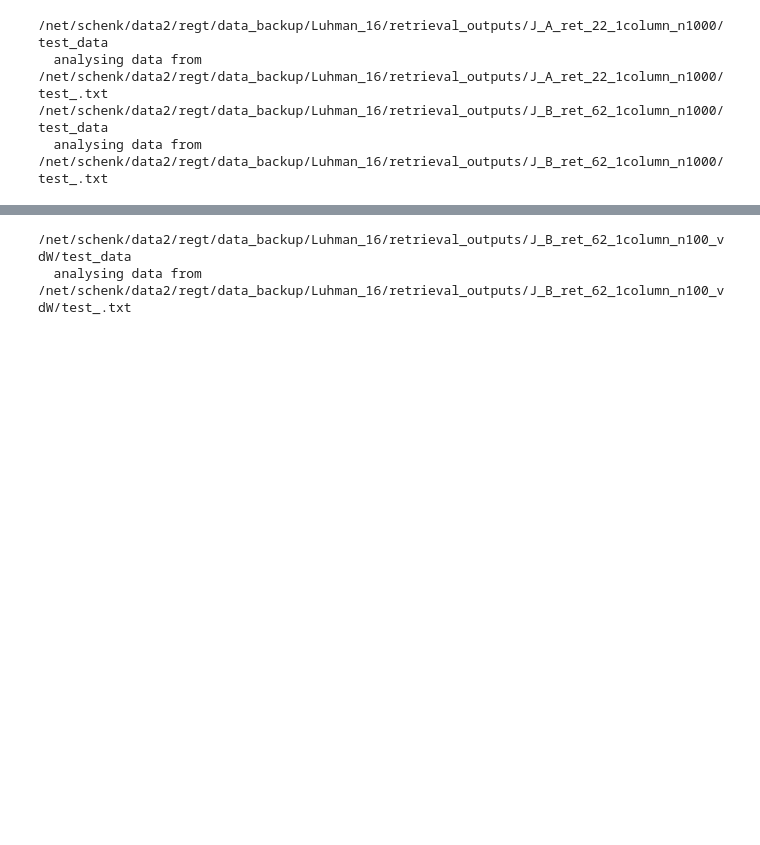
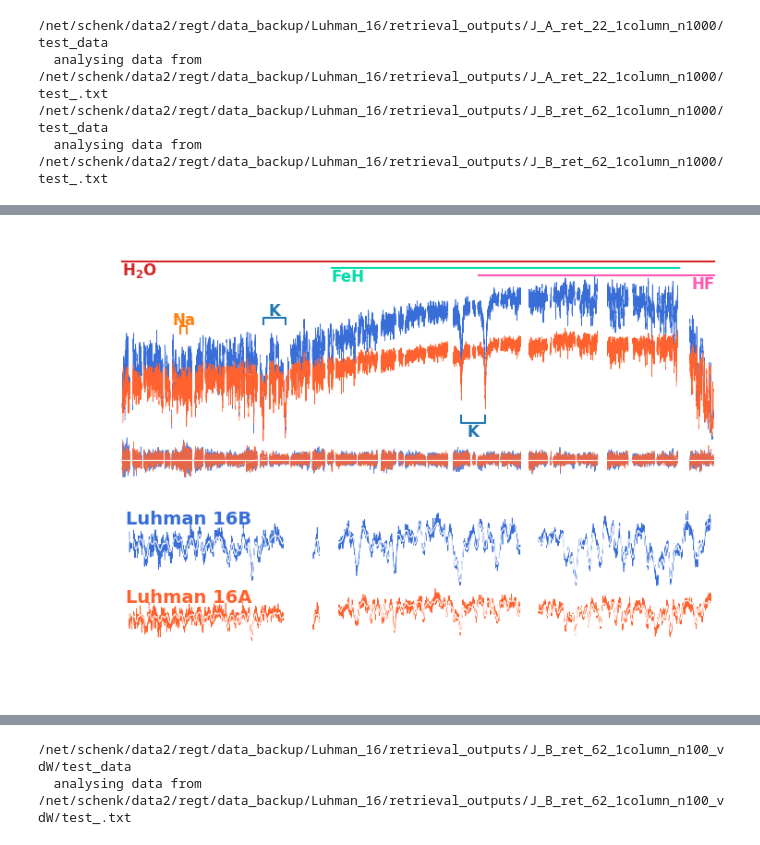
Before and after one commit to samderegt/retrieval_base, a Jupyter notebook: Luhman_16/figures/plot_J_band_poster.ipynb, the cells around one changed output, grey strips where cells are left out. Saved outputs shown, nothing was run; the diff lists cells and outputs as text; code cells hidden in the pictures; blank space fills up the shorter version.

```diff
--- a/Luhman_16/figures/plot_J_band_poster.ipynb
+++ b/Luhman_16/figures/plot_J_band_poster.ipynb
@@ -144,0 +182,100 @@ plt.show()
+# %%
+idx = slice(18,21)
+lw_d = 0.5
+
+fig = plt.figure(figsize=(7.5,5))
+gs = fig.add_gridspec(nrows=2, ncols=1, hspace=0.14, wspace=0, height_ratios=[0.55,0.35])
+ax_res = fig.add_subplot(gs[1,0])
+ax     = fig.add_subplot(gs[0,0])
+
+# Set ticks
+xticks = np.arange(1120, 1350, 10)
+# xticks = np.arange(1100, 1400, 25)
+ax.set_xticks(xticks, minor=True)
+
+xlim = (A.d_spec['J1226_1'].wave_ranges_chips[idx].min()-0.34, A.d_spec['J1226_1'].wave_ranges_chips[idx].max()+0.3)
+xticks = np.arange(xlim[0]//1, xlim[1]//1+1, 1)
+ax_res.set_xticks(xticks, minor=True)
+ax_res.set(xlim=xlim)
+
+# Remove the 1e-13 from the bottom axis
+t = ax_res.yaxis.get_offset_text()
+t.set_visible(False)
+
+# Plot the data and model fluxes
+mask = B.d_spec['J1226_1'].flux.flatten()/B.d_spec['J1226_1'].flux.flatten()
+ax.plot(B.d_spec['J1226_1'].wave.flatten(), B.d_spec['J1226_1'].flux.flatten(), c=color_B, lw=lw_d)
+
+mask = A.d_spec['J1226_1'].flux.flatten()/A.d_spec['J1226_1'].flux.flatten()
+ax.plot(A.d_spec['J1226_1'].wave.flatten(), A.d_spec['J1226_1'].flux.flatten(), c=color_A, lw=lw_d)
+
+# Name labels
+ax_res.annotate(name_A, xy=(1268.7,0.98e-13), ha='left', va='center', c=color_A, fontsize=14, fontweight='bold')
+ax_res.annotate(name_B, xy=(1268.7,1.39e-13), ha='left', va='center', c=color_B, fontsize=14, fontweight='bold')
+
+ax.annotate(
+    'Residuals', xy=(1305,0), xytext=(1296,0.18e-13), ha='right', va='center', c='w', fontsize=12, fontweight='bold',
+    arrowprops={'arrowstyle':'-', 'connectionstyle':'angle3,angleA=7,angleB=100', 'shrinkA':0, 'shrinkB':10, 'lw':0.8, 'color':'w', 'alpha':0.8},
+    )
+ax_res.annotate(
+    'Retrieval models', xy=(1279,1.24e-13), xytext=(1278,1.04e-13), ha='center', va='center', c='w', fontsize=12, fontweight='bold',
+    arrowprops={'arrowstyle':'-', 'connectionstyle':'arc3,rad=-0.4', 'shrinkA':0, 'shrinkB':10, 'lw':0.8, 'color':'w', 'alpha':0.8},
+)
+ann = ax_res.annotate(
+    'Retrieval models', xy=(1277,0.88e-13), xytext=(1278,1.04e-13), ha='center', va='center', c='w', fontsize=12, fontweight='bold',
+    arrowprops={'arrowstyle':'-', 'connectionstyle':'arc3,rad=-0.4', 'shrinkA':0, 'shrinkB':10, 'lw':0.8, 'color':'w', 'alpha':0.8},
+)
+
+# Indicate lines
+wave_Na = np.array([1e7/8783.82852, 1e7/8766.63258]) * (1+A.d_spec['J1226_1'].v_bary/3e5)
+indicate_lines(ax, wave_Na, [0.65,0.68], label='Na', label_y=0.71, lw=1.5, c=c_species['Na'])
+
+wave_K = np.array([1e7/8551.81787, 1e7/8491.80409]) * (1+A.d_spec['J1226_1'].v_bary/3e5)
+indicate_lines(ax, wave_K, [0.69,0.72], label='K', label_y=0.75, lw=1.5, c=c_species['K'])
+
+wave_K = np.array([1e7/7983.67489, 1e7/8041.38112]) * (1+A.d_spec['J1226_1'].v_bary/3e5)
+indicate_lines(ax, wave_K, [0.28,0.25], label='K', label_y=0.21, lw=1.5, c=c_species['K'])
+
+wave_FeH = np.array([1195,1325]) * (1+A.d_spec['J1226_1'].v_bary/3e5)
+indicate_lines(ax, wave_FeH, [0.94,0.94], label='FeH', label_y=0.90, lw=1.5, ha='left', c=c_species['FeH'])
+
+wave_H2O = np.array([A.d_spec['J1226_1'].wave.min(),A.d_spec['J1226_1'].wave.max()]) * (1+A.d_spec['J1226_1'].v_bary/3e5)
+indicate_lines(ax, wave_H2O, [0.97,0.97], label='H$_2$O', label_y=0.93, lw=1.5, ha='left', c=c_species['H2O'])
+
+wave_HF = np.array([1250,A.d_spec['J1226_1'].wave.max()]) * (1+A.d_spec['J1226_1'].v_bary/3e5)
+indicate_lines(ax, wave_HF, [0.91,0.91], label='HF', label_y=0.87, lw=1.5, ha='right', c=c_species['HF'])
+
+# Residuals
+ax.plot(
+    B.d_spec['J1226_1'].wave.flatten(), (B.d_spec['J1226_1'].flux-np.array(B.LogLike.m_flux_phi)).flatten(), c=color_B, lw=lw_d, alpha=res_alpha
+)
+ax.plot(
+    A.d_spec['J1226_1'].wave.flatten(), (A.d_spec['J1226_1'].flux-np.array(A.LogLike.m_flux_phi)).flatten(), c=color_A, lw=lw_d, alpha=res_alpha
+)
+ax.axhline(0, c=ax.spines['left'].get_ec(), lw=0.8)
+
+ax_res.plot(B.d_spec['J1226_1'].wave[idx].flatten(), B.d_spec['J1226_1'].flux[idx].flatten(), c=color_B, lw=lw_d)
+ax_res.plot(A.d_spec['J1226_1'].wave[idx].flatten(), A.d_spec['J1226_1'].flux[idx].flatten(), c=color_A, lw=lw_d)
+
+mask = np.ones_like(B.d_spec['J1226_1'].wave); mask[:,[0,-1]] = np.nan
+ax_res.plot(B.d_spec['J1226_1'].wave[idx].flatten(), np.array(B.m_spec_broad['J1226_1'].flux_binned*B.LogLike.phi[:,None]*mask)[idx].flatten(), c='w', lw=0.8)
+mask = np.ones_like(A.d_spec['J1226_1'].wave); mask[:,[0,-1]] = np.nan
+ax_res.plot(A.d_spec['J1226_1'].wave[idx].flatten(), np.array(A.m_spec_broad['J1226_1'].flux_binned*A.LogLike.phi[:,None]*mask)[idx].flatten(), c='w', lw=0.8)
+
+# Indicate the zoom region
+from matplotlib.patches import ConnectionPatch
+indicate_lines(ax, xlim, [0.5,0.47], label='', lw=1.5, c='w')
+kwargs = dict(coordsA=ax.get_xaxis_transform(), coordsB=ax_res.get_xaxis_transform(), color='w', lw=0.8, alpha=0.3, zorder=20)
+con = ConnectionPatch(xyA=(xlim[0], 0.47), xyB=(xlim[0], 1), **kwargs); ax.add_artist(con)
+con = ConnectionPatch(xyA=(xlim[1], 0.47), xyB=(xlim[1], 1), **kwargs); ax.add_artist(con)
+
+xlim = (A.d_spec['J1226_1'].wave_ranges_chips.min()-2, A.d_spec['J1226_1'].wave_ranges_chips.max()+2)
+ax.set(ylabel=r'$\bf F_\lambda\ (erg\ s^{-1}\ cm^{-2}\ nm^{-1})$', xlim=xlim, ylim=(-0.15e-13, 1.6e-13))
+ax_res.set(xlabel=r'Wavelength (nm)')
+
+plt.subplots_adjust(left=0.11, bottom=0.1, top=0.95, right=0.98)
+plt.savefig('./plots/J_band_spectrum_poster.pdf')
+plt.savefig('./plots/J_band_spectrum_poster.png', dpi=500)
+plt.show()
+# %% [output]
+[figure, added]
```
Also changed, not shown: parts of 17 cells of this notebook, 1 other file.
